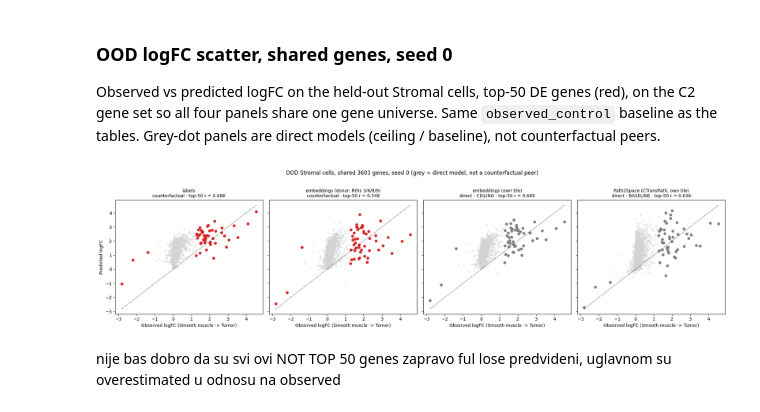
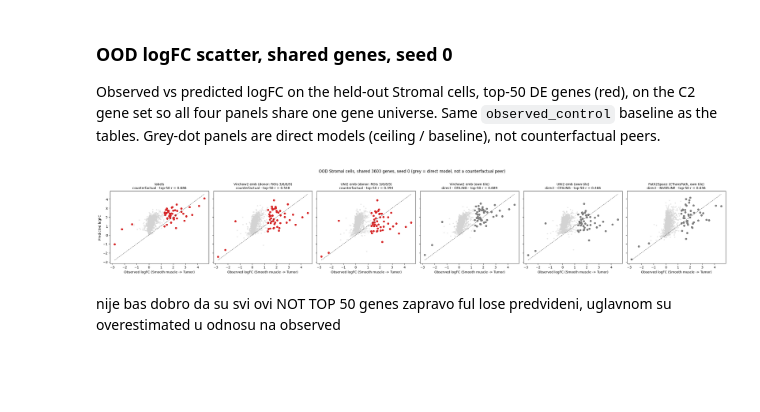
Before and after one commit to captainPopec/David-Spiljak-Lab-rotation-2, a Jupyter notebook: notebooks/OVCA_03_loo_with_baseline.ipynb, the cells around one changed output. Cells and saved outputs as stored; diff of their text form; code cells hidden in the pictures; blank space fills up the shorter version.

Commit message:
Add EmbeddingsBaseline module, OVCA configs/scripts and plotting notebook

```diff
--- a/notebooks/OVCA_03_loo_with_baseline.ipynb
+++ b/notebooks/OVCA_03_loo_with_baseline.ipynb
@@ -151,9 +174,10 @@ adata = preprocess_ovca(
     pred_domains_key=ADATA_ARGS["pred_domains_key"],  # carried as a column, never used
 )
 print(adata)
-print(f"\n{EMBEDDING_KEY}: {adata.obsm[EMBEDDING_KEY].shape}")
+for emb in EMBEDDINGS:
+    print(f"{emb}: {adata.obsm[emb].shape}")
 
-# Expect 14170 x 5090 (filter_genes drops 11 of the 5101; no cells dropped), virchow2 (14170, 2560)
+# Expect 14170 x 5090 (filter_genes drops 11 of the 5101; no cells dropped), virchow2 (14170, 2560), uni2 (14170, 1536)
 # %% [output]
 AnnData object with n_obs × n_vars = 14170 × 5090
     obs: 'cell_id', 'cell_type', 'domain', 'pred_domain', 'roi_id', 'roi_domain', 'split_05', 'n_counts'
@@ -179,22 +203,23 @@ print(f"scored target cells: {int(adata.obs['is_scored_target'].sum())}")
 train=10408  val=1156  test=2606
 scored target cells: 2244
 # %%
-# Scale the H&E embedding (only needed to TRAIN the embeddings model, i.e. when RETRAIN).
+# Scale each H&E embedding (only needed to TRAIN an embeddings model).
 # DecoderSCVI's first layer is a plain Linear and Virchow2's per-feature std spans 0.027 to 16, so
 # unscaled features would enter with a 600x scale spread. The scaler is fit on TRAINING CELLS
 # ONLY, so the withheld ROIs do not even influence the standardisation.
 from joblib import dump
 from sklearn.preprocessing import StandardScaler
 
-scaler = StandardScaler().fit(np.asarray(adata.obsm[EMBEDDING_KEY])[train_idx])
-adata.obsm[SCALED_EMBEDDING_KEY] = np.ascontiguousarray(
-    scaler.transform(np.asarray(adata.obsm[EMBEDDING_KEY])).astype(np.float32)
-)
-if RETRAIN:
-    dump(scaler, os.path.join(MODEL_DIR, f"{EMBEDDING_KEY}_scaler.joblib"))
+for emb in EMBEDDINGS:
+    scaler = StandardScaler().fit(np.asarray(adata.obsm[emb])[train_idx])
+    adata.obsm[f"{emb}_scaled"] = np.ascontiguousarray(
+        scaler.transform(np.asarray(adata.obsm[emb])).astype(np.float32)
+    )
+    if RETRAIN if emb == "virchow2" else RETRAIN_UNI2:
+        dump(scaler, os.path.join(MODEL_DIR, f"{emb}_scaler.joblib"))
 
-x = adata.obsm[SCALED_EMBEDDING_KEY]
-print(f"{SCALED_EMBEDDING_KEY}: {x.shape}  mean={x.mean():.3f}  std={x.std():.3f}  "
-      f"(fit on {len(train_idx)} training cells)")
+    x = adata.obsm[f"{emb}_scaled"]
+    print(f"{emb}_scaled: {x.shape}  mean={x.mean():.3f}  std={x.std():.3f}  "
+          f"(fit on {len(train_idx)} training cells)")
 # %% [output]
 virchow2_scaled: (14170, 2560)  mean=-0.000  std=0.994  (fit on 10408 training cells)
@@ -476,9 +524,12 @@ CONTROL_LABEL, HOLDOUT_LABEL, HOLDOUT_CT = "Smooth muscle", "Tumor", "Stromal"
 SEEDS = [0, 1, 2]
 MODELS = {
     "labels":          ("labels",                              "counterfactual",     SEEDS),
-    "emb_seen_8ROIs":  ("embeddings (donor: other 8 ROIs)",    "counterfactual",     SEEDS),
-    "emb_unseen_ROIs": ("embeddings (donor: ROIs 3/6/8/9)",    "counterfactual",     SEEDS),
-    "emb_ceiling":     ("embeddings (own tile)",               "direct - CEILING",   SEEDS),
+    "emb_seen_8ROIs":       ("Virchow2 emb (donor: other 8 ROIs)", "counterfactual",   SEEDS),
+    "emb_unseen_ROIs":      ("Virchow2 emb (donor: ROIs 3/6/8/9)", "counterfactual",   SEEDS),
+    "emb_ceiling":          ("Virchow2 emb (own tile)",            "direct - CEILING", SEEDS),
+    "uni2_emb_seen_8ROIs":  ("UNI2 emb (donor: other 8 ROIs)",     "counterfactual",   SEEDS),
+    "uni2_emb_unseen_ROIs": ("UNI2 emb (donor: ROIs 3/6/8/9)",     "counterfactual",   SEEDS),
+    "uni2_emb_ceiling":     ("UNI2 emb (own tile)",                "direct - CEILING", SEEDS),
     "path2space":      ("Path2Space (CTransPath, own tile)",   "direct - BASELINE",  None),
 }
 REGIMES = {
@@ -659,36 +828,37 @@ Grey-dot panels are direct models (ceiling / baseline), not counterfactual peers
 # %%
 import matplotlib.pyplot as plt
 
-PANELS = ["labels", "emb_unseen_ROIs", "emb_ceiling", "path2space"]
+PANELS = ["labels", "emb_unseen_ROIs", "uni2_emb_unseen_ROIs",
+          "emb_ceiling", "uni2_emb_ceiling", "path2space"]
 ood = lambda a: a[(a.obs[LABELS_KEY].astype(str) == HOLDOUT_CT).values].copy()
 obs_g = observed[:, SHARED_GENES]
 
-fig, axes = plt.subplots(1, len(PANELS), figsize=(5 * len(PANELS), 5), sharex=True, sharey=True)
+fig, axes = plt.subplots(1, len(PANELS), figsize=(4.5 * len(PANELS), 4.5), sharex=True, sharey=True)
 for ax, key in zip(axes, PANELS):
     display, kind, seeds = MODELS[key]
     pred = load_pred(key, None if seeds is None else 0)[:, SHARED_GENES]
     obs_eff, pred_eff = get_perturbation_effects(
         ood(obs_g), ood(pred), pert_col=PERT_COL, control_label=CONTROL_LABEL,
         mode="logfc", predicted_logfc_baseline="observed_control",
     )
     o = obs_eff.loc[HOLDOUT_LABEL].values
     p = pred_eff.loc[HOLDOUT_LABEL].values
     deg = np.argsort(-np.abs(o))[:50]
     r = np.corrcoef(o[deg], p[deg])[0, 1]
 
     ax.scatter(o, p, s=8, color="lightgray", alpha=0.4)
     ax.scatter(o[deg], p[deg], s=30, color="#d62728" if kind.startswith("counter") else "#7f7f7f")
     lims = [min(o.min(), p.min()), max(o.max(), p.max())]
     ax.plot(lims, lims, "k--", lw=1, alpha=0.6)
     ax.set_xlabel(f"Observed logFC ({CONTROL_LABEL} -> {HOLDOUT_LABEL})")
     ax.set_title(f"{display}\n{kind} · top-50 r = {r:.3f}", fontsize=10)
 axes[0].set_ylabel("Predicted logFC")
 fig.suptitle(f"OOD {HOLDOUT_CT} cells, shared {len(SHARED_GENES)} genes, seed 0 "
              "(grey = direct model, not a counterfactual peer)", y=1.02)
 plt.tight_layout()
 plt.show()
 # %% [output]
-[figure, old version]
+[figure, new version]
 # %% [markdown]
 nije bas dobro da su svi ovi NOT TOP 50 genes zapravo ful lose predvideni, uglavnom su overestimated u odnosu na observed
 # %% [markdown]
```
Also changed, not shown: parts of 11 cells of this notebook, 9 other files.
